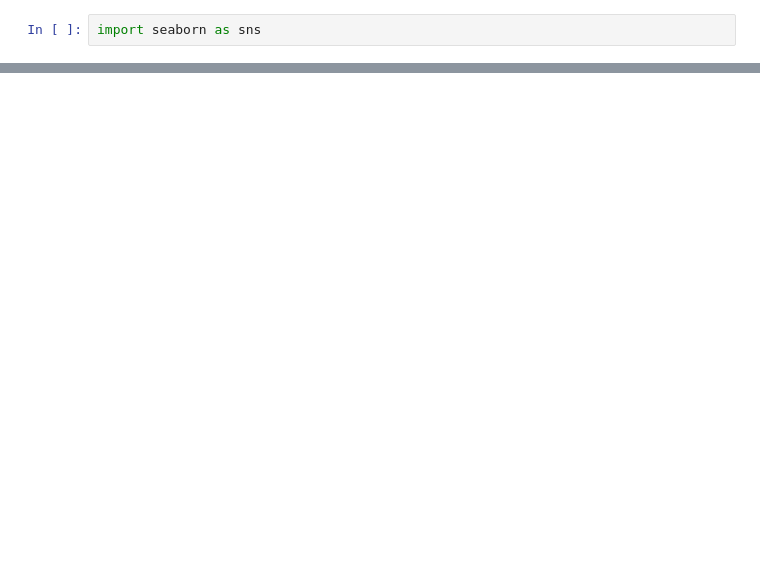
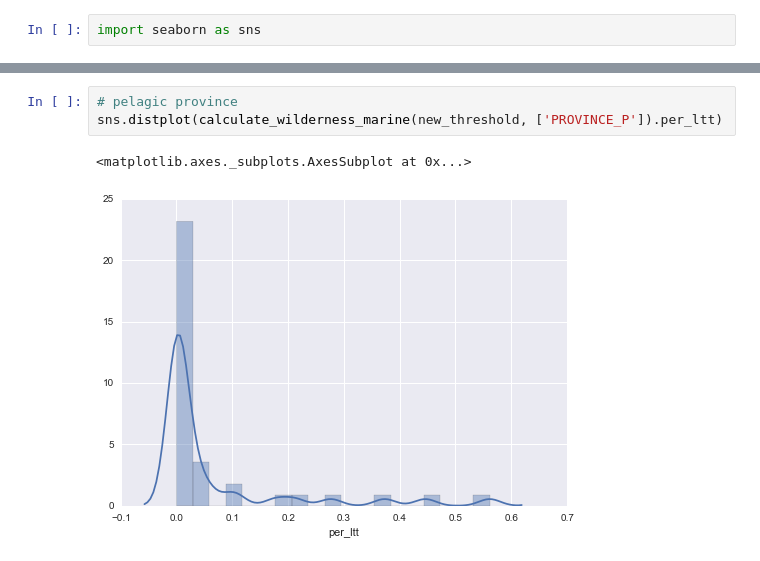
Before and after one commit to Yichuans/wilderness-wh, a Jupyter notebook: wilderness_analysis.ipynb, the cells around one changed output, grey strips where cells are left out. Drawn from its saved outputs; the diff is of its cells as text; blank space fills up the shorter version.

```diff
--- a/wilderness_analysis.ipynb
+++ b/wilderness_analysis.ipynb
@@ -307,0 +250,6 @@ wh_n.to_csv('export_wh_per.csv')
+# %%
+# pelagic province
+sns.distplot(calculate_wilderness_marine(new_threshold, ['PROVINCE_P']).per_ltt)
+# %% [output]
+<matplotlib.axes._subplots.AxesSubplot at 0x...>
+[figure, added]
```
Also changed, not shown: parts of 83 cells of this notebook, 7 other files.
